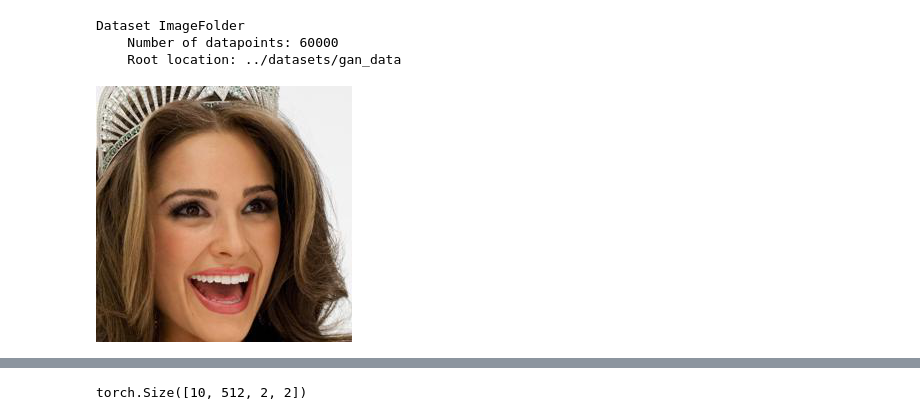
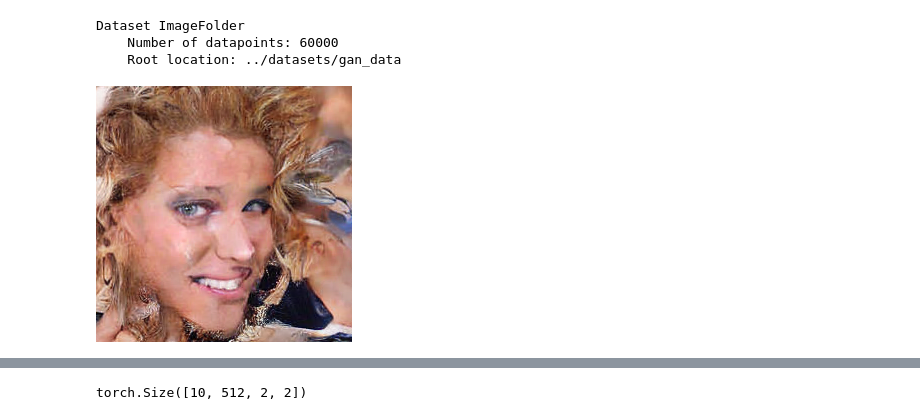
Before and after one commit to XinyuanWangCS/local-refine-diffuser, a Jupyter notebook: src/resnet.ipynb, the cells around one changed output, grey strips where cells are left out. Saved outputs shown, nothing was run; the diff lists cells and outputs as text; code cells hidden in the pictures.

```diff
--- a/src/resnet.ipynb
+++ b/src/resnet.ipynb
@@ -362,6 +377,6 @@ Dataset ImageFolder
     Number of datapoints: 60000
     Root location: ../datasets/gan_data
 # %%
-dataset[30000][0]
+dataset[0][0]
 # %% [output]
-[figure, old version]
+[figure, new version]
```
Also changed, not shown: parts of 16 cells of this notebook, 6 other files.
